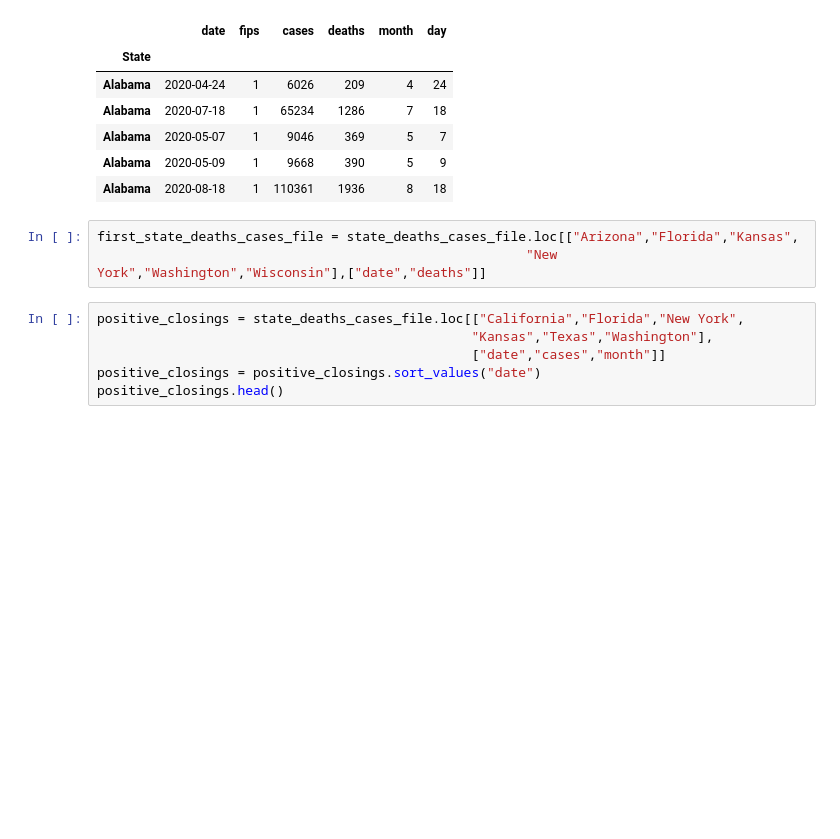
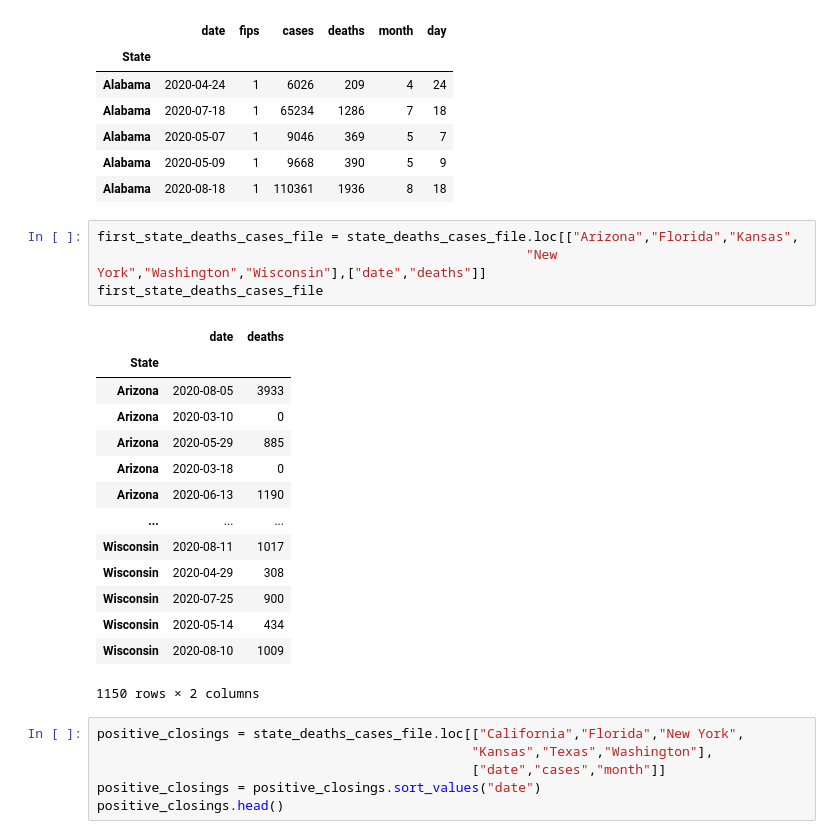
Before and after one commit to jamisonunruh24/Project-1, a Jupyter notebook: Project_Working_Data.ipynb, the cells around one changed output. Drawn from its saved outputs; the diff is of its cells as text; blank space fills up the shorter version.

```diff
--- a/Project_Working_Data.ipynb
+++ b/Project_Working_Data.ipynb
@@ -176,6 +176,22 @@ state_deaths_cases_file.head()
 # %%
 first_state_deaths_cases_file = state_deaths_cases_file.loc[["Arizona","Florida","Kansas",
                                                        "New York","Washington","Wisconsin"],["date","deaths"]]
+first_state_deaths_cases_file
+# %% [output]
+|  | date | deaths |
+| State |  |  |
+| Arizona | 2020-08-05 | 3933 |
+| Arizona | 2020-03-10 | 0 |
+| Arizona | 2020-05-29 | 885 |
+| Arizona | 2020-03-18 | 0 |
+| Arizona | 2020-06-13 | 1190 |
+| ... | ... | ... |
+| Wisconsin | 2020-08-11 | 1017 |
+| Wisconsin | 2020-04-29 | 308 |
+| Wisconsin | 2020-07-25 | 900 |
+| Wisconsin | 2020-05-14 | 434 |
+| Wisconsin | 2020-08-10 | 1009 |
+1150 rows × 2 columns
 # %%
 positive_closings = state_deaths_cases_file.loc[["California","Florida","New York",
                                                 "Kansas","Texas","Washington"],
```
Also changed, not shown: parts of 8 cells of this notebook, 1 other file.
